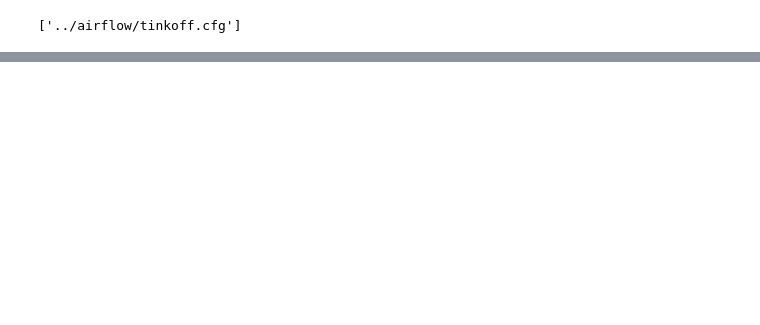
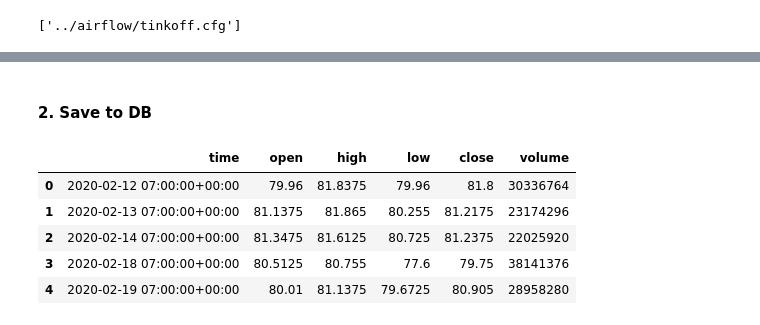
Before and after one commit to airflow-courses/udemy_algo_trading_airflow, a Jupyter notebook: notebooks/1_part_overview_tinkoff_api.ipynb, the cells around one changed output, grey strips where cells are left out. Cells and saved outputs as stored; diff of their text form; code cells hidden in the pictures; blank space fills up the shorter version.

```diff
--- a/notebooks/1_part_overview_tinkoff_api.ipynb
+++ b/notebooks/1_part_overview_tinkoff_api.ipynb
@@ -91,0 +94,2 @@ df.tail()
+# %% [markdown]
+#### 2. Save to DB
@@ -91,0 +100,9 @@ df.tail()
+# %%
+df.head()
+# %% [output]
+|  | time | open | high | low | close | volume |
+| 0 | 2020-02-12 07:00:00+00:00 | 79.96 | 81.8375 | 79.96 | 81.8 | 30336764 |
+| 1 | 2020-02-13 07:00:00+00:00 | 81.1375 | 81.865 | 80.255 | 81.2175 | 23174296 |
+| 2 | 2020-02-14 07:00:00+00:00 | 81.3475 | 81.6125 | 80.725 | 81.2375 | 22025920 |
+| 3 | 2020-02-18 07:00:00+00:00 | 80.5125 | 80.755 | 77.6 | 79.75 | 38141376 |
+| 4 | 2020-02-19 07:00:00+00:00 | 80.01 | 81.1375 | 79.6725 | 80.905 | 28958280 |
```
Also changed, not shown: parts of 13 cells of this notebook.
